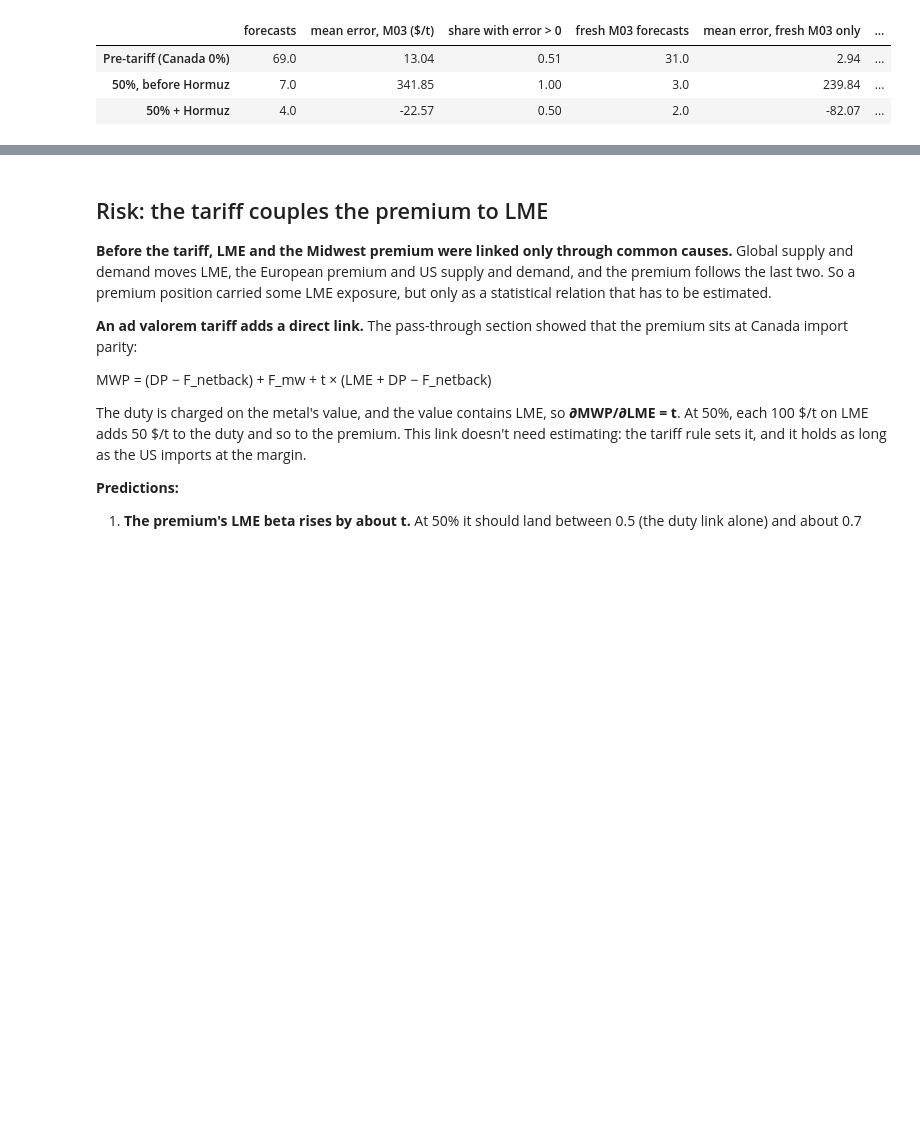
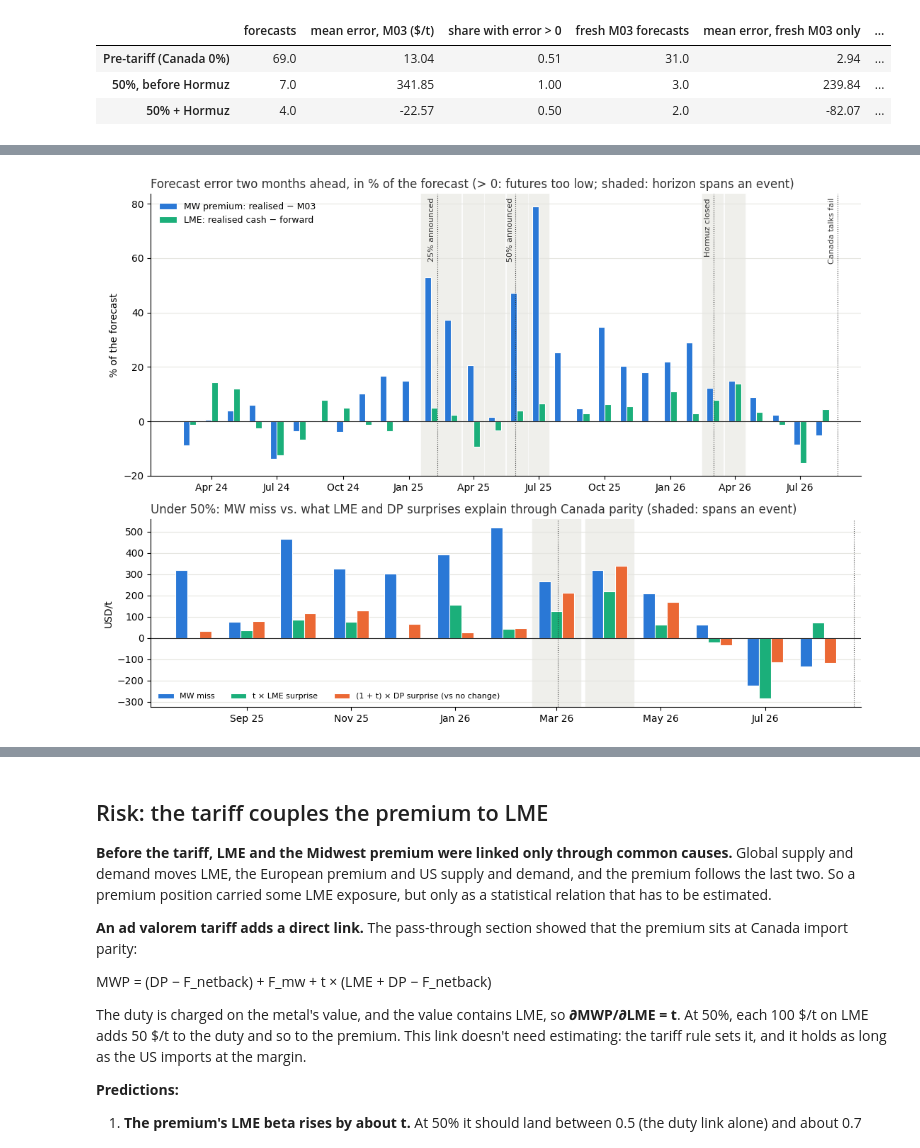
Before and after one commit to ricardo-sonda/al-mwp, a Jupyter notebook: notebook.ipynb, the cells around one changed output, grey strips where cells are left out. Drawn from its saved outputs; the diff is of its cells as text; code cells hidden in the pictures; blank space fills up the shorter version.

Commit message:
add new data

```diff
--- a/notebook.ipynb
+++ b/notebook.ipynb
@@ -1053,0 +1060,96 @@ Takeaway:
+# %%
+# Control for the forecast test: were the LME futures and Rotterdam premium also too low over the same months?
+# Same month-end trade dates, targets and windows as the cell above.
+#   LME forecast:  forward for the middle of month t+2 (~1.5 months out), interpolated linearly between cash and 3M on
+#                  the trade date. The cash–3M spread is tens of $/t, so the interpolation error is small next to the
+#                  misses. Outcome: the average LME cash price of month t+2 (as the MW contract settles on a monthly average).
+#   Rotterdam DP:  there is no futures history for DP or DUP in the repo (the LME ED file holds monthly final settlements
+#                  only; the one CME DP contract, Oct-26, has not settled). So DP gets the no-change forecast: DP(t+2) − DP(t)
+#                  is the surprise, not a futures error. DUP after Oct 2025 is reconstructed from DP, so it adds nothing.
+# If the MW miss were just metal and European premiums rallying more than expected, Canada parity says how much of it
+# that would explain: ΔMWP = t × ΔLME + (1 + t) × ΔDP (cell 26 formula, freight fixed), with t = 50% under the 50% regime.
+lme_d = lme.set_index("date")
+cash_te = lme_d["cash"].reindex(fc["trade_date"]).values
+m3_te = lme_d["three_month"].reindex(fc["trade_date"]).values
+fc["lme_fwd"] = cash_te + (m3_te - cash_te) * 1.5 / 3
+fc["lme_realised"] = lme_m.reindex(fc["target"]).values
+fc["err_lme"] = fc["lme_realised"] - fc["lme_fwd"]         # > 0: LME futures too low
+fc["err_lme_nochange"] = fc["lme_realised"] - cash_te
+fc["dp_surprise"] = dp_m.reindex(fc["target"]).values - dp_m.reindex(fc.index).values
+fc["mw_from_lme"] = fc["t_ca"] * fc["err_lme"]
+fc["mw_from_dp"] = (1 + fc["t_ca"]) * fc["dp_surprise"]
+fc["mw_unexplained"] = fc["err_fut"] - fc["mw_from_lme"] - fc["mw_from_dp"]
+
+pre = fc[fc["window"] == "Pre-tariff (Canada 0%)"]
+usual_mw, usual_lme = rmse(pre["err_fut"]), rmse(pre["err_lme"])   # the usual size of a miss, before the tariff
+control = {}
+for w, s in fc[fc["window"] != "Spans an event"].groupby("window", sort=False):
+    row = {"forecasts": len(s),
+           "MW: mean error ($/t)": s["err_fut"].mean(),
+           "MW: share too low": (s["err_fut"] > 0).mean(),
+           "MW: mean error / pre-tariff RMSE": s["err_fut"].mean() / usual_mw,
+           "LME: mean error ($/t)": s["err_lme"].mean(),
+           "LME: share too low": (s["err_lme"] > 0).mean(),
+           "LME: mean error / pre-tariff RMSE": s["err_lme"].mean() / usual_lme,
+           "LME: RMSE futures": rmse(s["err_lme"]),
+           "LME: RMSE no change": rmse(s["err_lme_nochange"]),
+           "DP: mean surprise ($/t)": s["dp_surprise"].mean(),
+           "DP: share rising": (s["dp_surprise"] > 0).mean(),
+           "DP forecasts": int(s["dp_surprise"].notna().sum())}
+    if w != "Pre-tariff (Canada 0%)":   # the parity split only applies once Canada sets the price (cell 10)
+        row |= {"MW miss from t × LME surprise": s["mw_from_lme"].mean(),
+                "MW miss from (1+t) × DP surprise": s["mw_from_dp"].mean(),
+                "MW miss left unexplained": s["mw_unexplained"].mean()}
+    control[w] = row
+control_stats = pd.DataFrame(control).T
+
+# Chart. Top: errors in % of the forecast, so a 2,700 $/t metal price and a 1,500 $/t premium share one axis.
+# Bottom: under 50%, the MW miss next to what the LME and DP surprises would explain through Canada parity.
+pf = fc.loc["2024-01-01":]
+x = pf["target"]
+w_days = pd.Timedelta(days=9)
+fig, (ax1, ax2) = plt.subplots(2, 1, figsize=(11, 8), gridspec_kw={"height_ratios": [3, 2]})
+ax1.bar(x - w_days / 2, 100 * pf["err_fut"] / pf["m03"], width=9, color=BLUE, edgecolor="white", linewidth=0.8,
+        label="MW premium: realised − M03")
+ax1.bar(x + w_days / 2, 100 * pf["err_lme"] / pf["lme_fwd"], width=9, color=GREEN, edgecolor="white", linewidth=0.8,
+        label="LME: realised cash − forward")
+ax1.axhline(0, color=INK, lw=0.8)
+ax1.set_ylabel("% of the forecast")
+ax1.set_title("Forecast error two months ahead, in % of the forecast (> 0: futures too low; shaded: horizon spans an event)",
+              loc="left", color=INK)
+ax1.legend(loc="upper left", frameon=False, fontsize=9)
+
+p50 = pf[(pf["trade_date"] >= TARIFF_DATE) & pf["dp_surprise"].notna()]
+x50 = p50["target"]
+w3 = pd.Timedelta(days=7)
+ax2.bar(x50 - w3, p50["err_fut"], width=7, color=BLUE, edgecolor="white", linewidth=0.8, label="MW miss")
+ax2.bar(x50, p50["mw_from_lme"], width=7, color=GREEN, edgecolor="white", linewidth=0.8, label="t × LME surprise")
+ax2.bar(x50 + w3, p50["mw_from_dp"], width=7, color=ORANGE, edgecolor="white", linewidth=0.8,
+        label="(1 + t) × DP surprise (vs no change)")
+ax2.axhline(0, color=INK, lw=0.8)
+ax2.set_ylabel("USD/t")
+ax2.set_title("Under 50%: MW miss vs. what LME and DP surprises explain through Canada parity (shaded: spans an event)", loc="left", color=INK)
+ax2.legend(loc="lower left", frameon=False, fontsize=8, ncol=3)
+
+ax2.set_xlim(x50.min() - pd.Timedelta(days=25), x50.max() + pd.Timedelta(days=25))
+for ax, frame in ((ax1, pf), (ax2, p50)):
+    for d in frame.loc[frame["window"] == "Spans an event", "target"]:
+        ax.axvspan(d - pd.Timedelta(days=14), d + pd.Timedelta(days=14), color="#efefeb", zorder=0)
+    for d0 in events:
+        if ax.get_xlim()[0] <= mdates.date2num(d0) <= ax.get_xlim()[1]:
+            ax.axvline(d0, color=INK, lw=0.8, ls=":")
+    ax.xaxis.set_major_formatter(mdates.DateFormatter("%b %y"))
+    ax.grid(axis="y", color="#e5e5e0", lw=0.8)
+    ax.set_axisbelow(True)
+    ax.spines[["top", "right"]].set_visible(False)
+for d0, label in events.items():
+    ax1.annotate(label, xy=(d0, ax1.get_ylim()[1]), xytext=(-2, -4), textcoords="offset points",
+                 fontsize=8, color=INK, rotation=90, va="top", ha="right")
+fig.tight_layout()
+plt.show()
+
+display(control_stats.round(2))
+display(p50[["trade_date", "err_fut", "err_lme", "mw_from_lme", "dp_surprise", "mw_from_dp", "mw_unexplained", "window"]]
+        .round(0))
+# %% [output]
+[figure, added]
```
Also changed, not shown: parts of 4 cells of this notebook, 6 other files.
